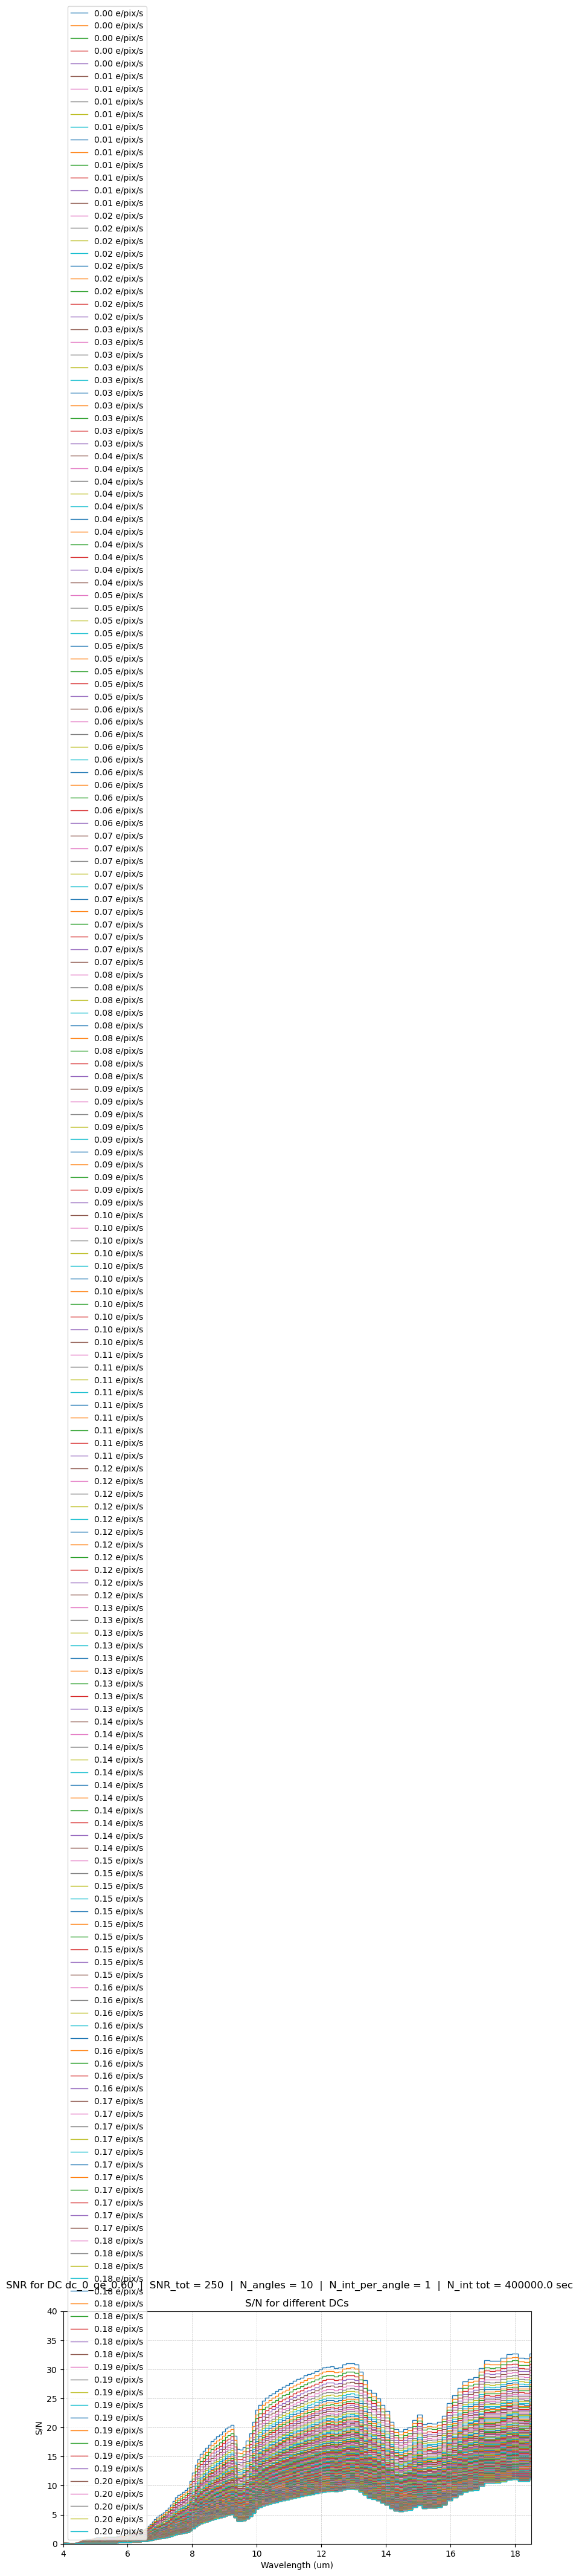
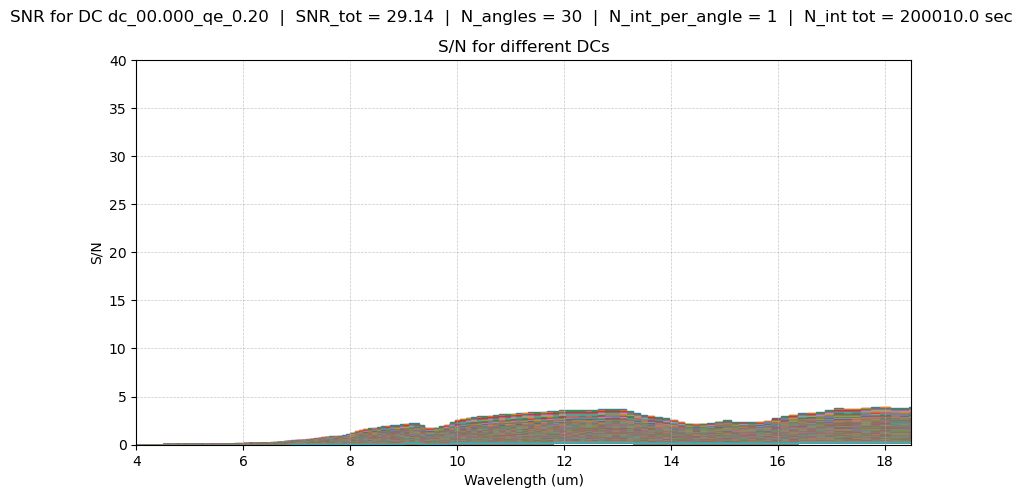
The change to this notebook cell's code, shown as a diff; its figure went from the first image to the second:
--- before
+++ after
@@ -22,5 +22,5 @@
 plt.suptitle(cube.base_titles[0, qe_idx])
 plt.title('S/N for different DCs')
-plt.legend()
+#plt.legend()
 #plt.show()
 plt.savefig('/Users/eckhartspalding/Downloads/junk_s2n_vs_dc.pdf')

Commit: eod